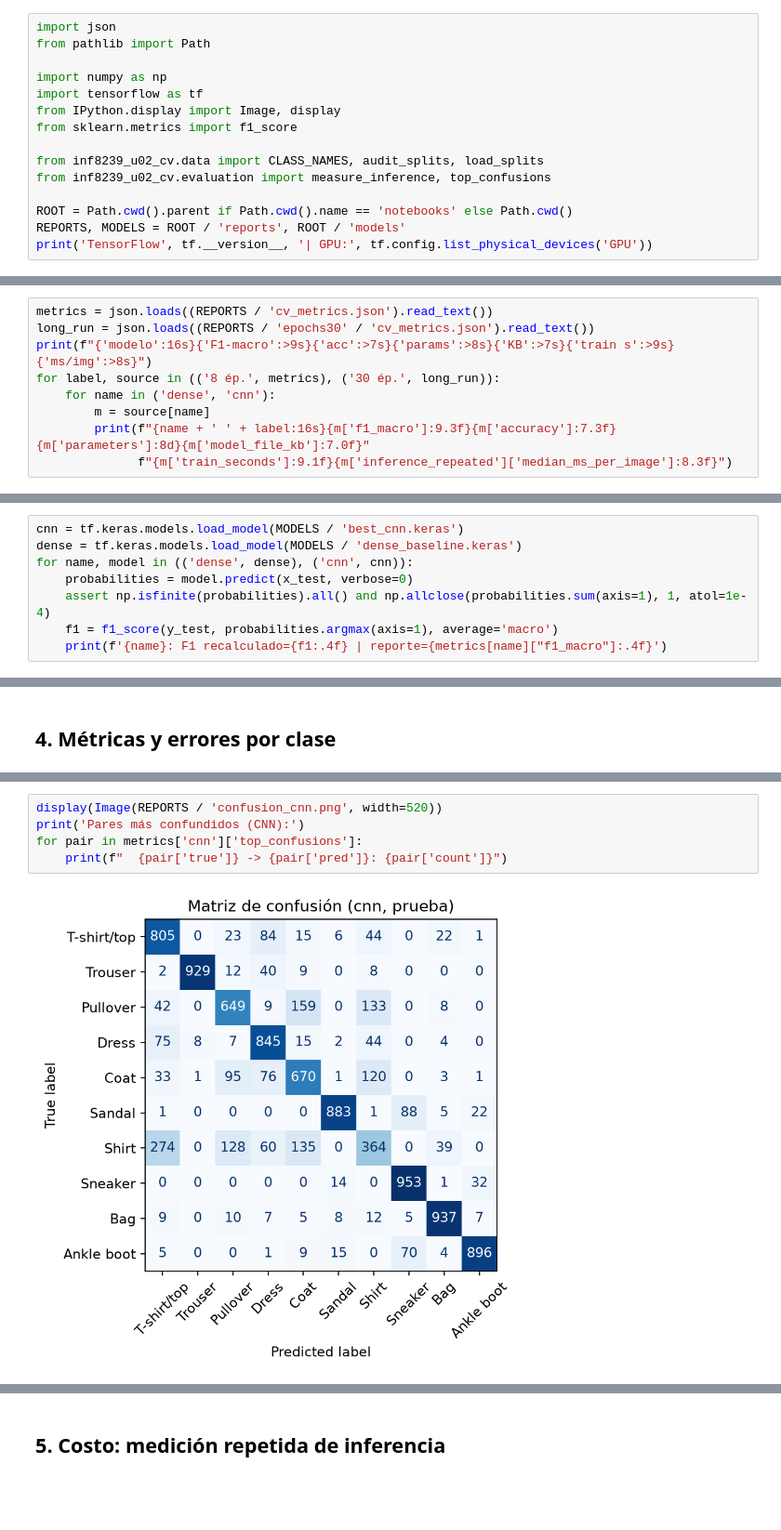
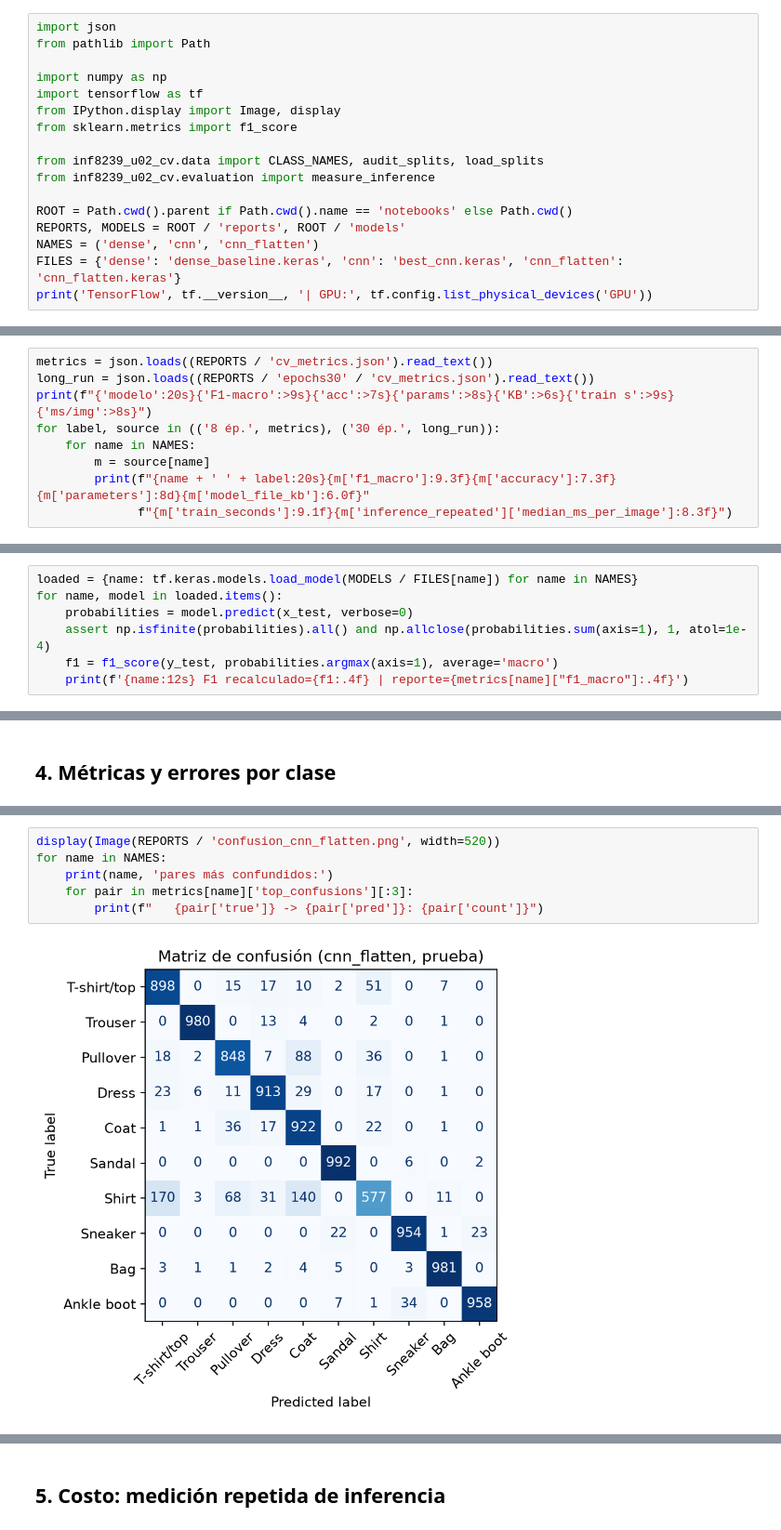
Before and after one commit to RoqueVentura/UASD-Maestria-Ciencia-De-Datos, a Jupyter notebook: notebooks/01_fashion_mnist_cnn.ipynb, the cells around one changed output, grey strips where cells are left out. Shown at 93% size. Drawn from its saved outputs; the diff is of its cells as text; blank space fills up the shorter version.

```diff
--- a/notebooks/01_fashion_mnist_cnn.ipynb
+++ b/notebooks/01_fashion_mnist_cnn.ipynb
@@ -14,10 +19,12 @@ from IPython.display import Image, display
 from sklearn.metrics import f1_score
 
 from inf8239_u02_cv.data import CLASS_NAMES, audit_splits, load_splits
-from inf8239_u02_cv.evaluation import measure_inference, top_confusions
+from inf8239_u02_cv.evaluation import measure_inference
 
 ROOT = Path.cwd().parent if Path.cwd().name == 'notebooks' else Path.cwd()
 REPORTS, MODELS = ROOT / 'reports', ROOT / 'models'
+NAMES = ('dense', 'cnn', 'cnn_flatten')
+FILES = {'dense': 'dense_baseline.keras', 'cnn': 'best_cnn.keras', 'cnn_flatten': 'cnn_flatten.keras'}
 print('TensorFlow', tf.__version__, '| GPU:', tf.config.list_physical_devices('GPU'))
 # %% [output]
 WARNING:tensorflow:TensorFlow GPU support is not available on native Windows for TensorFlow >= 2.11. Even if CUDA/cuDNN are installed, GPU will not be used. Please use WSL2 or the TensorFlow-DirectML  ...
@@ -45,10 +52,10 @@ Imágenes compartidas entre particiones: {'train-valid': 0, 'train-test': 0, 'va
 # %%
 metrics = json.loads((REPORTS / 'cv_metrics.json').read_text())
 long_run = json.loads((REPORTS / 'epochs30' / 'cv_metrics.json').read_text())
-print(f"{'modelo':16s}{'F1-macro':>9s}{'acc':>7s}{'params':>8s}{'KB':>7s}{'train s':>9s}{'ms/img':>8s}")
+print(f"{'modelo':20s}{'F1-macro':>9s}{'acc':>7s}{'params':>8s}{'KB':>6s}{'train s':>9s}{'ms/img':>8s}")
 for label, source in (('8 ép.', metrics), ('30 ép.', long_run)):
-    for name in ('dense', 'cnn'):
+    for name in NAMES:
         m = source[name]
-        print(f"{name + ' ' + label:16s}{m['f1_macro']:9.3f}{m['accuracy']:7.3f}{m['parameters']:8d}{m['model_file_kb']:7.0f}"
+        print(f"{name + ' ' + label:20s}{m['f1_macro']:9.3f}{m['accuracy']:7.3f}{m['parameters']:8d}{m['model_file_kb']:6.0f}"
               f"{m['train_seconds']:9.1f}{m['inference_repeated']['median_ms_per_image']:8.3f}")
 # %% [output]
@@ -62,9 +71,8 @@ cnn 30 ép.          0.848  0.851   19466    262    240.5   0.054
 # %%
-cnn = tf.keras.models.load_model(MODELS / 'best_cnn.keras')
-dense = tf.keras.models.load_model(MODELS / 'dense_baseline.keras')
-for name, model in (('dense', dense), ('cnn', cnn)):
+loaded = {name: tf.keras.models.load_model(MODELS / FILES[name]) for name in NAMES}
+for name, model in loaded.items():
     probabilities = model.predict(x_test, verbose=0)
     assert np.isfinite(probabilities).all() and np.allclose(probabilities.sum(axis=1), 1, atol=1e-4)
     f1 = f1_score(y_test, probabilities.argmax(axis=1), average='macro')
-    print(f'{name}: F1 recalculado={f1:.4f} | reporte={metrics[name]["f1_macro"]:.4f}')
+    print(f'{name:12s} F1 recalculado={f1:.4f} | reporte={metrics[name]["f1_macro"]:.4f}')
 # %% [output]
@@ -102,7 +112,8 @@ Ankle boot      0.951   0.915      0.896
 # %%
-display(Image(REPORTS / 'confusion_cnn.png', width=520))
-print('Pares más confundidos (CNN):')
-for pair in metrics['cnn']['top_confusions']:
-    print(f"  {pair['true']} -> {pair['pred']}: {pair['count']}")
+display(Image(REPORTS / 'confusion_cnn_flatten.png', width=520))
+for name in NAMES:
+    print(name, 'pares más confundidos:')
+    for pair in metrics[name]['top_confusions'][:3]:
+        print(f"   {pair['true']} -> {pair['pred']}: {pair['count']}")
 # %% [output]
-[figure, old version]
+[figure, new version]
```
Also changed, not shown: parts of 16 cells of this notebook, 30 other files.
